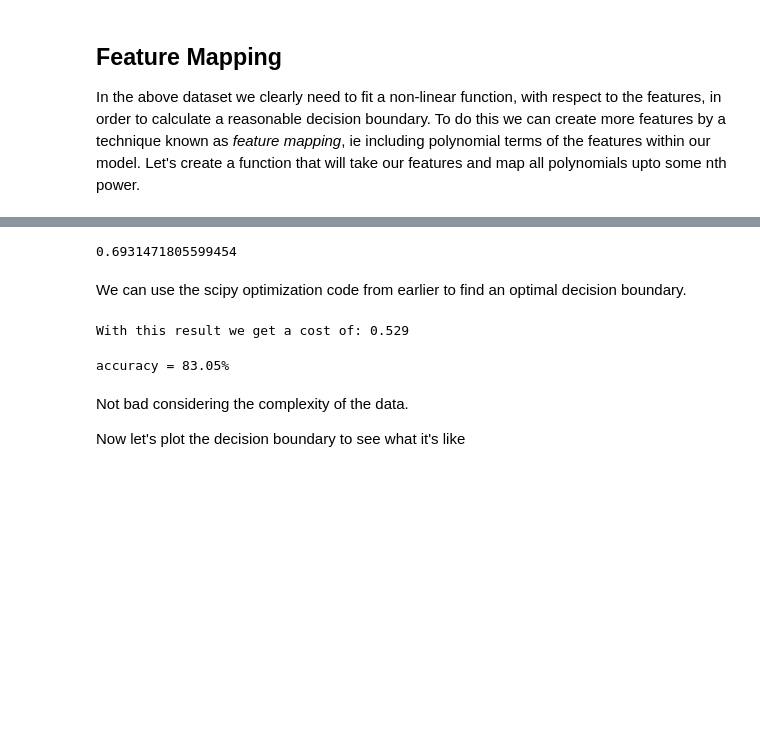
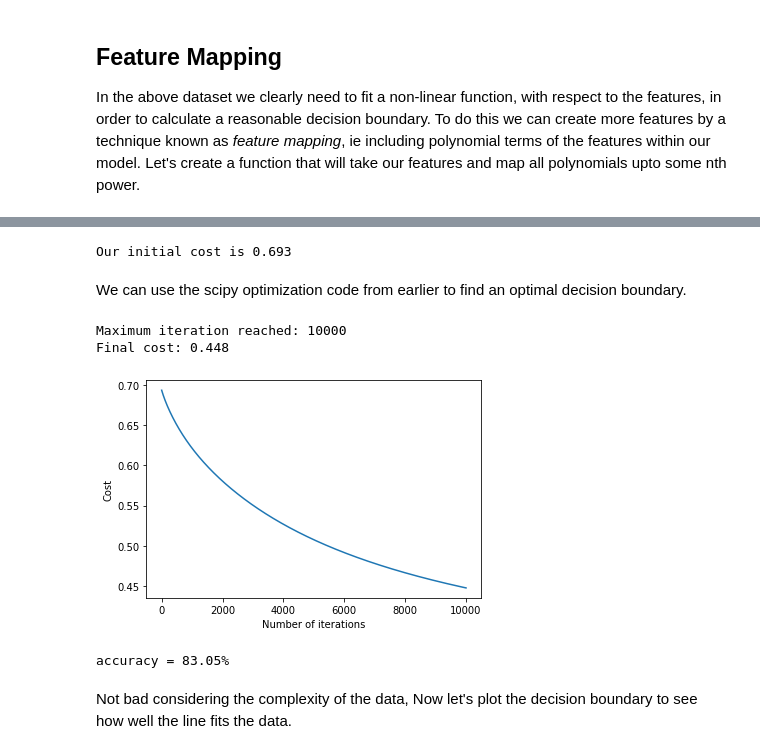
Before and after one commit to m-lyon/MachineLearningLearning, a Jupyter notebook: notebooks/Logistic Regression.ipynb, the cells around one changed output, grey strips where cells are left out. Drawn from its saved outputs; the diff is of its cells as text; code cells hidden in the pictures; blank space fills up the shorter version.

```diff
--- a/notebooks/Logistic Regression.ipynb
+++ b/notebooks/Logistic Regression.ipynb
@@ -213,10 +285,0 @@ Not too bad for a linear fit. Now let's use *scipy's built in optimization funct
-# %%
-import scipy.optimize as opt
-
-m,n = X_h.shape
-theta = np.zeros(n)
-
-result = opt.fmin_tnc(func=cost, x0=theta, fprime=gradient, args=(X_h, Y))
-print('With this result we get a cost of: {:.3f}'.format(cost(result[0], X_h, Y)))
-
-plotWithBestFit(df, result[0], 'Exam Score 1', 'Exam Score 2', 'Pass or Fail')
@@ -332,7 +437,16 @@ plt.show()
 ## Feature Mapping
 In the above dataset we clearly need to fit a non-linear function, with respect to the features, in order to calculate a reasonable decision boundary. To do this we can create more features by a technique known as *feature mapping*, ie including polynomial terms of the features within our model. Let's create a function that will take our features and map all polynomials upto some nth power.
 # %%
-def mapFeatures(X, degree):
+def map_features(X, degree):
+    '''Calculates polynomial features given a dataset
+
+    Args:
+        X (np.matrix): (m,n) training dataset
+        degree (n): polynomial degree.
+
+    Returns:
+        X_p (np.matrix): training dataset with additional polynomial features
+    '''
     X_p = np.matrix(np.ones(len(X))).T
     for i in range(1, degree+1):
         for j in range(0, i+1):
@@ -344,36 +458,34 @@ Now let's test the functions we've made.
 # %%
 # First get the variables into matrix form
 X = np.asmatrix(df[['Microchip Test 1','Microchip Test 2']].to_numpy())
-Y = np.asmatrix(df['Accept or Reject'].to_numpy())
-# Transpose Y so the rows represent the number of training examples
-Y = Y.T
+Y = np.asmatrix(df['Accept or Reject'].to_numpy()).T
 
 # Now map X onto 6 degrees of polynomial
-X_m = mapFeatures(X, 6)
-m,n = X_m.shape
+X = map_features(X, 6)
+
+# Add the bias unit
+X = np.hstack((np.ones((len(X),1)), X))
+m,n = X.shape
 
 # Let's initialize theta
 theta = np.zeros(n)
 
-# What's the initial cost?
-print(costReg(theta=theta, X=X_m, Y=Y, lmbda=1))
+print('Our initial cost is {0:.3f}'.format(cost_reg(theta, X, Y, 1)))
 # %% [output]
-0.6931471805599454
+Our initial cost is 0.693
 # %% [markdown]
 We can use the scipy optimization code from earlier to find an optimal decision boundary.
-# %%
-l = 1
-
-result = opt.fmin_tnc(func=costReg, x0=theta, fprime=gradientReg, args=(X_m, Y, l))
-print('With this result we get a cost of: {:.3f}'.format(costReg(result[0], X_m, Y, l)))
-# %% [output]
-With this result we get a cost of: 0.529
-# %%
-theta_min = np.matrix(result[0])
-printAccuracy(X_m, Y, result[0])
-# %% [output]
-accuracy = 83.05%
+# %%
+J_vals, theta_vals = gradient_descent(X, Y, cost_reg, 0.01, max_iter=10000, lmbda=1)
+# %% [output]
+Maximum iteration reached: 10000
+Final cost: 0.448
+# %%
+plot_cost_function(J_vals)
+
+get_accuracy(X, Y, theta_vals[-1])
+# %% [output]
+[figure, added]
+accuracy = 83.05%
 # %% [markdown]
-Not bad considering the complexity of the data.
-
-Now let's plot the decision boundary to see what it's like
+Not bad considering the complexity of the data, Now let's plot the decision boundary to see how well the line fits the data.
```
Also changed, not shown: parts of 33 cells of this notebook, 1 other file.
